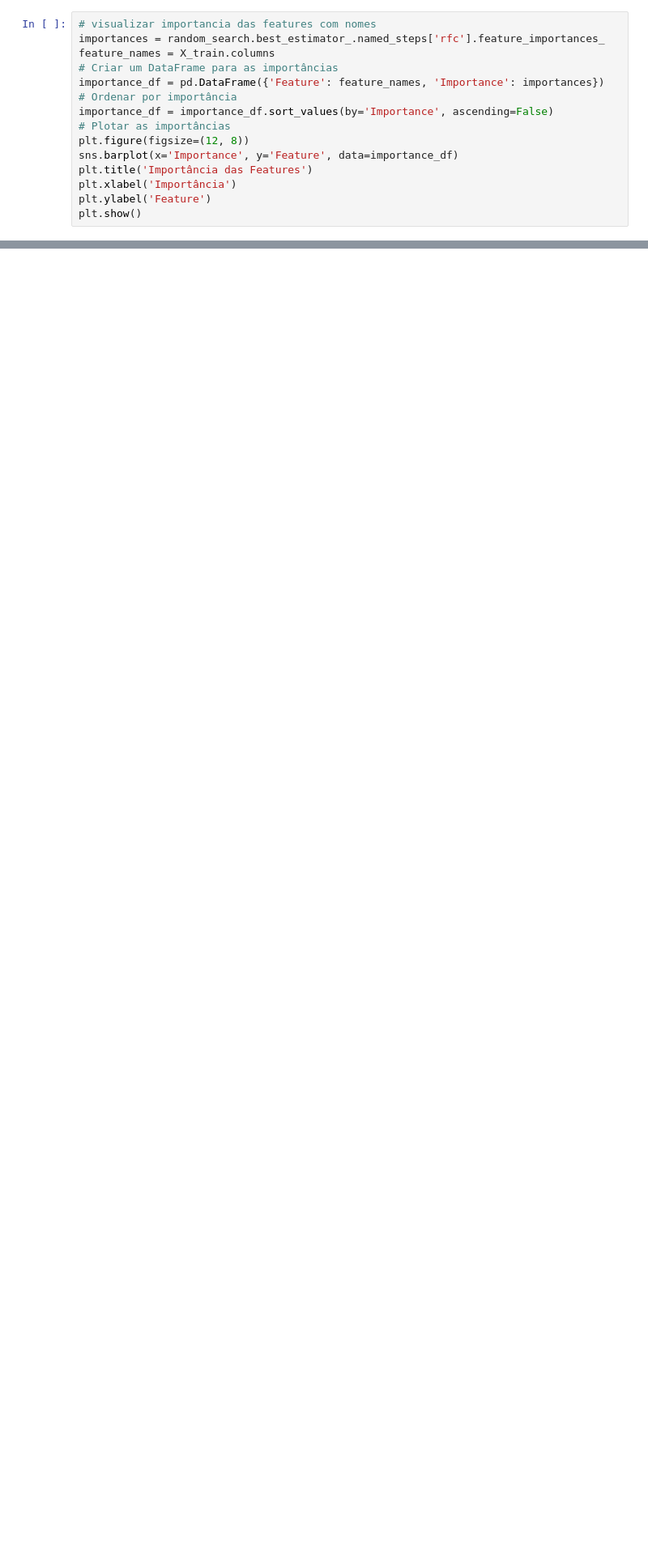
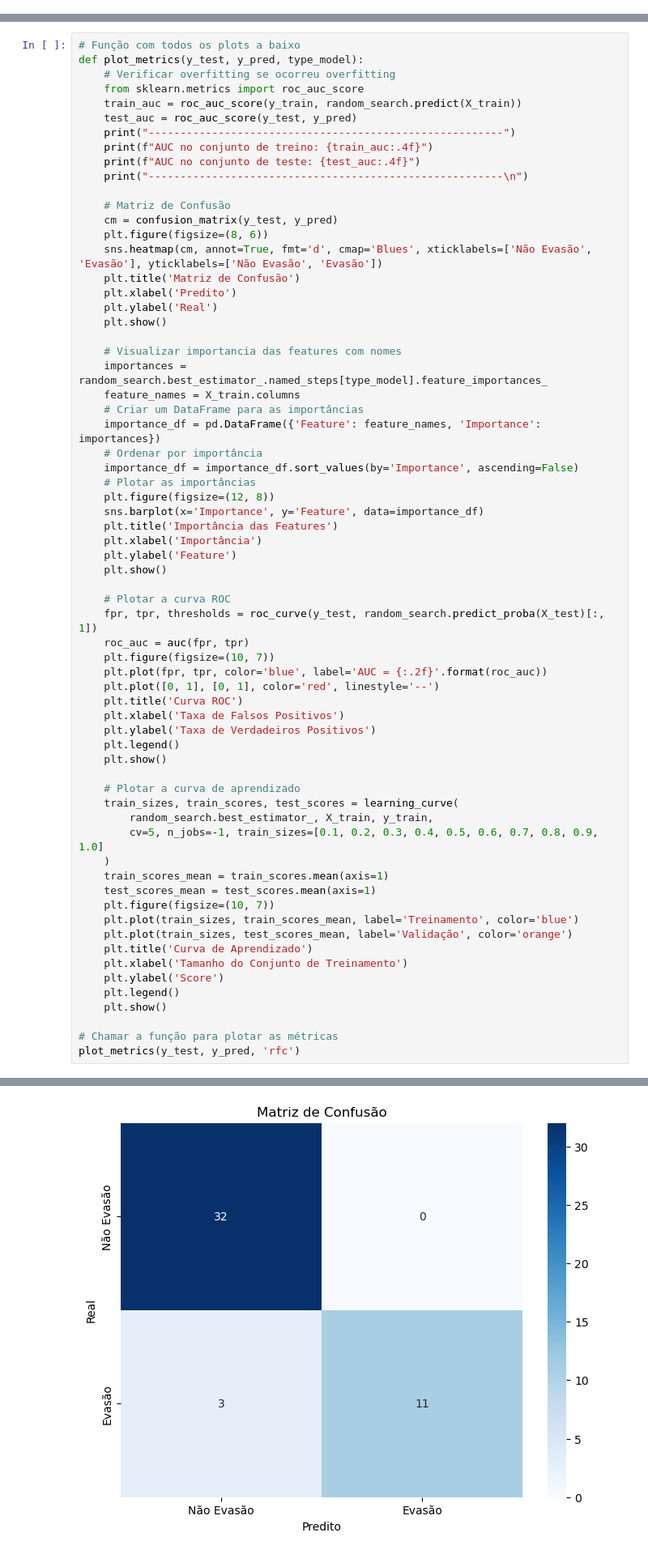
Before and after one commit to zGUiWF/projeto-ia, a Jupyter notebook: finalNotebook.ipynb, the cells around one changed output, grey strips where cells are left out. Shown: that part at 81% size. Drawn from its saved outputs; the diff is of its cells as text; blank space fills up the shorter version.

```diff
--- a/finalNotebook.ipynb
+++ b/finalNotebook.ipynb
@@ -545,15 +549,0 @@ AUC no conjunto de teste: 0.8929
-# %%
-# visualizar importancia das features com nomes
-importances = random_search.best_estimator_.named_steps['rfc'].feature_importances_
-feature_names = X_train.columns
-# Criar um DataFrame para as importâncias
-importance_df = pd.DataFrame({'Feature': feature_names, 'Importance': importances})
-# Ordenar por importância
-importance_df = importance_df.sort_values(by='Importance', ascending=False)
-# Plotar as importâncias
-plt.figure(figsize=(12, 8))
-sns.barplot(x='Importance', y='Feature', data=importance_df)
-plt.title('Importância das Features')
-plt.xlabel('Importância')
-plt.ylabel('Feature')
-plt.show()
@@ -595,0 +550,67 @@ plt.show()
+# %%
+# Função com todos os plots a baixo
+def plot_metrics(y_test, y_pred, type_model):
+    # Verificar overfitting se ocorreu overfitting
+    from sklearn.metrics import roc_auc_score
+    train_auc = roc_auc_score(y_train, random_search.predict(X_train))
+    test_auc = roc_auc_score(y_test, y_pred)
+    print("--------------------------------------------------------")
+    print(f"AUC no conjunto de treino: {train_auc:.4f}")
+    print(f"AUC no conjunto de teste: {test_auc:.4f}")
+    print("--------------------------------------------------------\n")
+
+    # Matriz de Confusão
+    cm = confusion_matrix(y_test, y_pred)
+    plt.figure(figsize=(8, 6))
+    sns.heatmap(cm, annot=True, fmt='d', cmap='Blues', xticklabels=['Não Evasão', 'Evasão'], yticklabels=['Não Evasão', 'Evasão'])
+    plt.title('Matriz de Confusão')
+    plt.xlabel('Predito')
+    plt.ylabel('Real')
+    plt.show()
+
+    # Visualizar importancia das features com nomes
+    importances = random_search.best_estimator_.named_steps[type_model].feature_importances_
+    feature_names = X_train.columns
+    # Criar um DataFrame para as importâncias
+    importance_df = pd.DataFrame({'Feature': feature_names, 'Importance': importances})
+    # Ordenar por importância
+    importance_df = importance_df.sort_values(by='Importance', ascending=False)
+    # Plotar as importâncias
+    plt.figure(figsize=(12, 8))
+    sns.barplot(x='Importance', y='Feature', data=importance_df)
+    plt.title('Importância das Features')
+    plt.xlabel('Importância')
+    plt.ylabel('Feature')
+    plt.show()
+
+    # Plotar a curva ROC
+    fpr, tpr, thresholds = roc_curve(y_test, random_search.predict_proba(X_test)[:, 1])
+    roc_auc = auc(fpr, tpr)
+    plt.figure(figsize=(10, 7))
+    plt.plot(fpr, tpr, color='blue', label='AUC = {:.2f}'.format(roc_auc))
+    plt.plot([0, 1], [0, 1], color='red', linestyle='--')
+    plt.title('Curva ROC')
+    plt.xlabel('Taxa de Falsos Positivos')
+    plt.ylabel('Taxa de Verdadeiros Positivos')
+    plt.legend()
+    plt.show()
+
+    # Plotar a curva de aprendizado
+    train_sizes, train_scores, test_scores = learning_curve(
+        random_search.best_estimator_, X_train, y_train,
+        cv=5, n_jobs=-1, train_sizes=[0.1, 0.2, 0.3, 0.4, 0.5, 0.6, 0.7, 0.8, 0.9, 1.0]
+    )
+    train_scores_mean = train_scores.mean(axis=1)
+    test_scores_mean = test_scores.mean(axis=1)
+    plt.figure(figsize=(10, 7))
+    plt.plot(train_sizes, train_scores_mean, label='Treinamento', color='blue')
+    plt.plot(train_sizes, test_scores_mean, label='Validação', color='orange')
+    plt.title('Curva de Aprendizado')
+    plt.xlabel('Tamanho do Conjunto de Treinamento')
+    plt.ylabel('Score')
+    plt.legend()
+    plt.show()
+
+# Chamar a função para plotar as métricas
+plot_metrics(y_test, y_pred, 'rfc')
+# %% [output]
@@ -595,0 +621 @@ plt.show()
+[figure, added]
```
Also changed, not shown: parts of 42 cells of this notebook, 5 other files.
